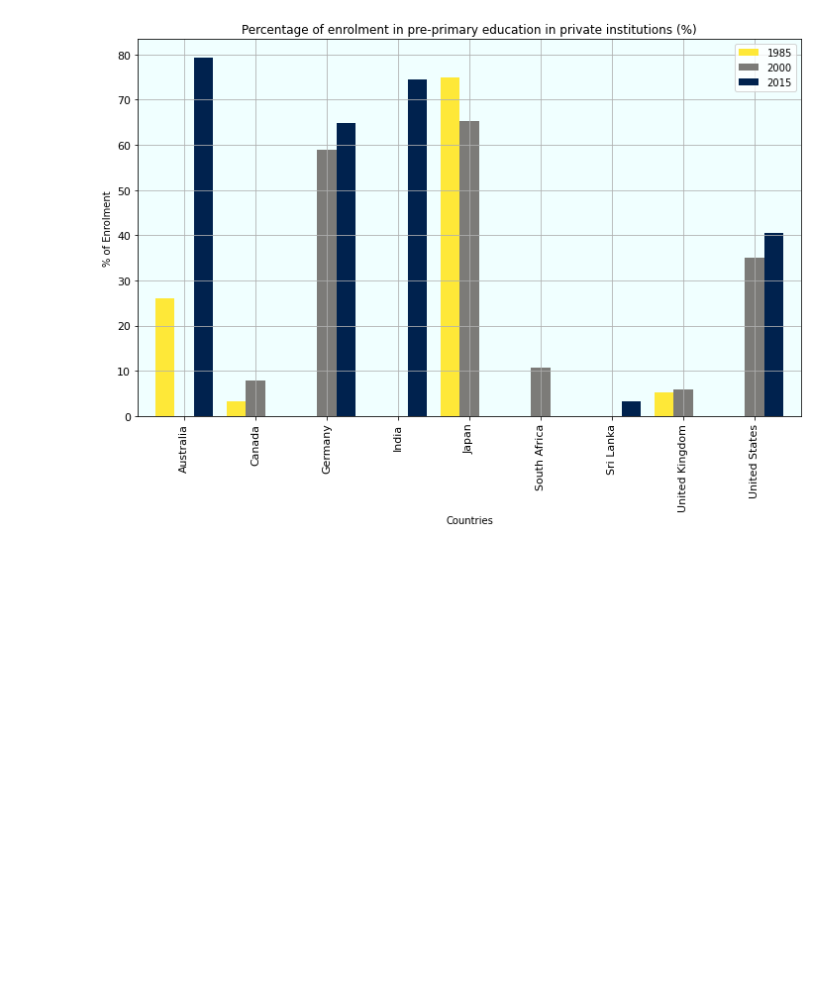
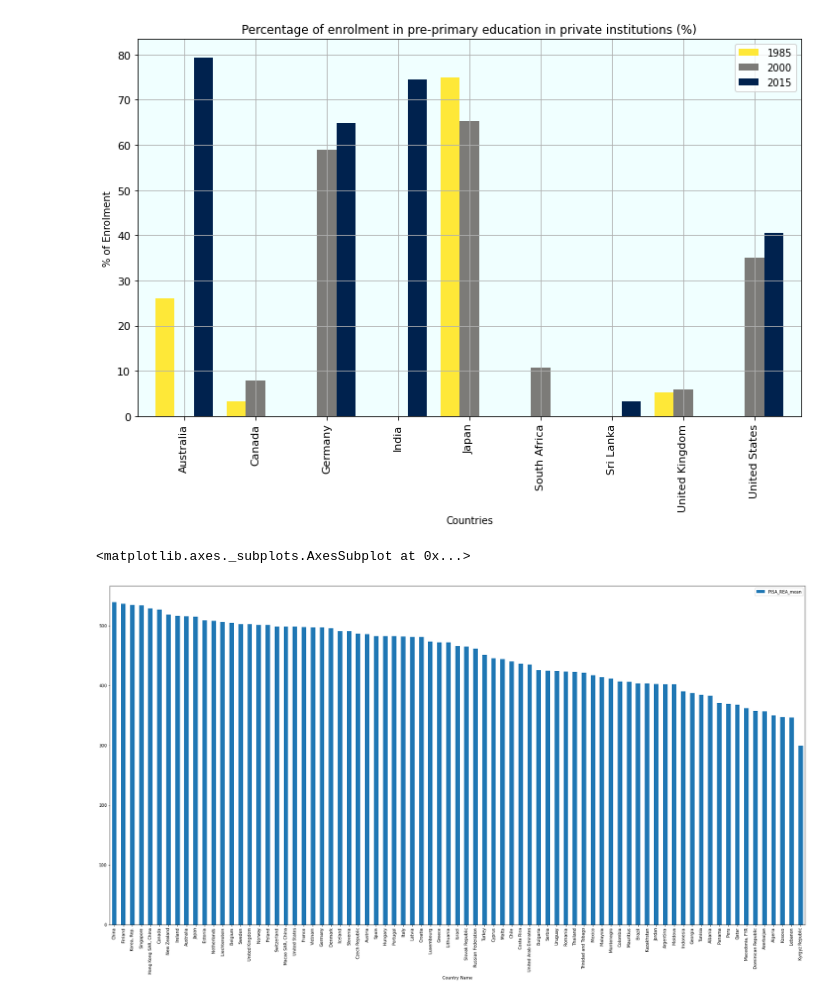
Before and after one commit to Keshav1506/World-Bank-Global-Education-Analysis, a Jupyter notebook: WorldBankEDA.ipynb, the cells around one changed output. Saved outputs shown, nothing was run; the diff lists cells and outputs as text; code cells hidden in the pictures; blank space fills up the shorter version.

```diff
--- a/WorldBankEDA.ipynb
+++ b/WorldBankEDA.ipynb
@@ -312,3 +428,23 @@ temp2.plot(x = "Country Name", y = ["1985","2000","2015"], xlabel = "Countries",
             figsize=(12,7), grid = True, colormap= "cividis_r",width = 0.8, fontsize=11).patch.set_facecolor('#f0ffff')
 # %% [output]
 [figure]
+# %%
+tempdf2 = EdStatsData.loc[EdStatsData['Indicator Code'] == 'LO.PISA.REA'].copy()
+
+col = tempdf2.loc[: , "1970":"2100"]
+
+tempdf2['PISA_REA_mean'] = col.mean(axis=1)
+
+
+tempdf2 = tempdf2[pd.notnull(tempdf2['PISA_REA_mean'])]
+
+PISA_REA = tempdf2[['Country Name', 'PISA_REA_mean']]
+
+PISA_REA=PISA_REA.set_index('Country Name')
+
+PISA_REA = PISA_REA.sort_values(by="PISA_REA_mean", ascending = False)
+
+PISA_REA.plot(kind='bar',figsize=(30, 15))
+# %% [output]
+<matplotlib.axes._subplots.AxesSubplot at 0x...>
+[figure, added]
```
Also changed, not shown: parts of 20 cells of this notebook.
